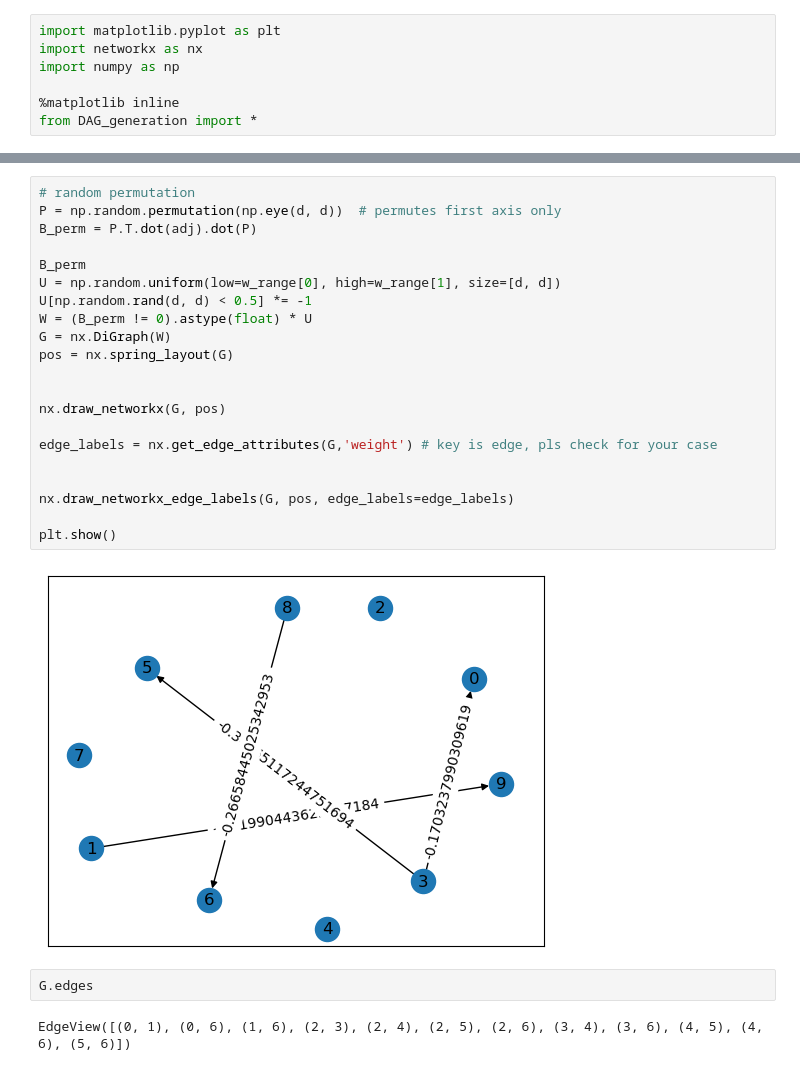
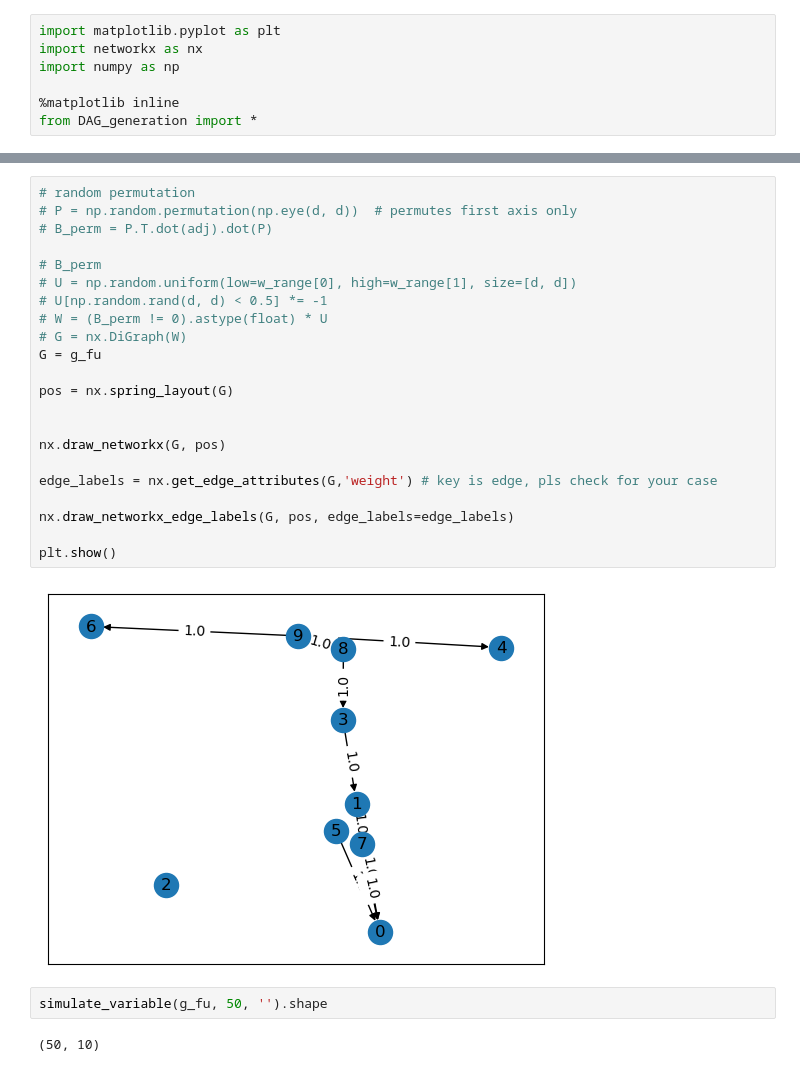
Before and after one commit to MehrabHamidi99/DAG_pgm, a Jupyter notebook: visualize_dag.ipynb, the cells around one changed output, grey strips where cells are left out. Saved outputs shown, nothing was run; the diff lists cells and outputs as text.

```diff
--- a/visualize_dag.ipynb
+++ b/visualize_dag.ipynb
@@ -39,27 +42,28 @@ edge_labels
 # %%
 # random permutation
-P = np.random.permutation(np.eye(d, d))  # permutes first axis only
-B_perm = P.T.dot(adj).dot(P)
+# P = np.random.permutation(np.eye(d, d))  # permutes first axis only
+# B_perm = P.T.dot(adj).dot(P)
 
-B_perm
-U = np.random.uniform(low=w_range[0], high=w_range[1], size=[d, d])
-U[np.random.rand(d, d) < 0.5] *= -1
-W = (B_perm != 0).astype(float) * U
-G = nx.DiGraph(W)
+# B_perm
+# U = np.random.uniform(low=w_range[0], high=w_range[1], size=[d, d])
+# U[np.random.rand(d, d) < 0.5] *= -1
+# W = (B_perm != 0).astype(float) * U
+# G = nx.DiGraph(W)
+G = g_fu
+
 pos = nx.spring_layout(G)
 
 
 nx.draw_networkx(G, pos)
 
 edge_labels = nx.get_edge_attributes(G,'weight') # key is edge, pls check for your case
 
-
 nx.draw_networkx_edge_labels(G, pos, edge_labels=edge_labels)
 
 plt.show()
 # %% [output]
-[figure, old version]
+[figure, new version]
-# %%
-G.edges
-# %% [output]
-EdgeView([(0, 1), (0, 6), (1, 6), (2, 3), (2, 4), (2, 5), (2, 6), (3, 4), (3, 6), (4, 5), (4, 6), (5, 6)])
+# %%
+simulate_variable(g_fu, 50, '').shape
+# %% [output]
+(50, 10)
```
Also changed, not shown: parts of 5 cells of this notebook, 1 other file.
